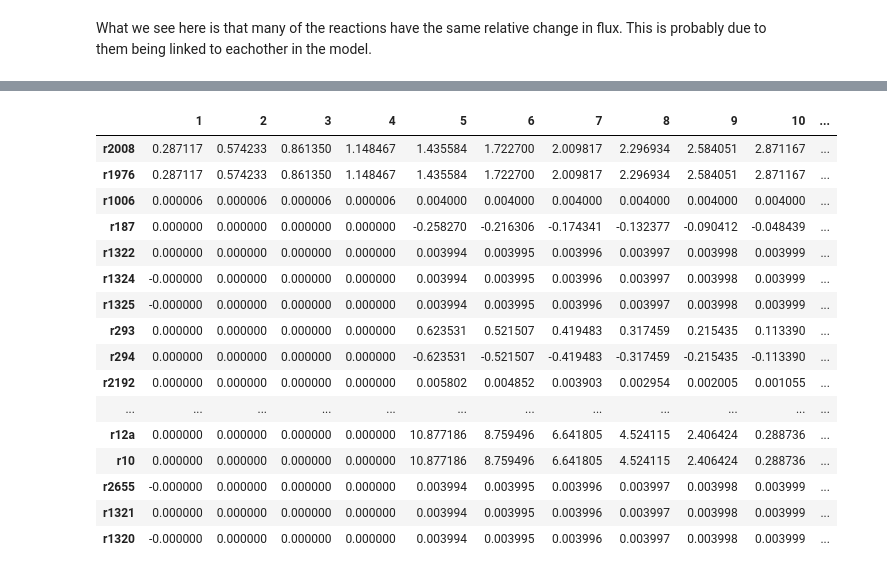
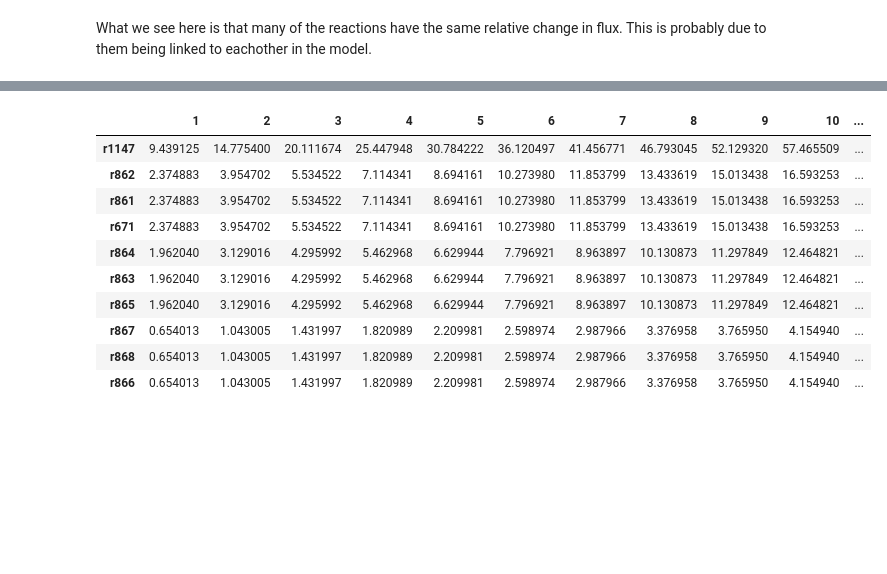
Before and after one commit to 27410/group-assingment-group13, a Jupyter notebook: Analysis/Pridicted_genes_for_manipulation/FSEOF.ipynb, the cells around one changed output, grey strips where cells are left out. Saved outputs shown, nothing was run; the diff lists cells and outputs as text; code cells hidden in the pictures; blank space fills up the shorter version.

```diff
--- a/Analysis/Pridicted_genes_for_manipulation/FSEOF.ipynb
+++ b/Analysis/Pridicted_genes_for_manipulation/FSEOF.ipynb
@@ -92,7 +92,7 @@ YESmedium = medium_blank # Setup the object for YESmedium
 #Set the concentration for the amino acids
 YESmedium['BOUNDARY_GLCe'] = 20
 # YESmedium['BOUNDARY_ALAe'] = 10
-# YESmedium['BOUNDARY_ARGe'] = 10
+YESmedium['BOUNDARY_ARGe'] = 10
 # YESmedium['BOUNDARY_ASPe'] = 10
 # YESmedium['BOUNDARY_CYSe'] = 10
 # YESmedium['BOUNDARY_GLUe'] = 10
@@ -262,21 +264,15 @@ target_reactions_df.tail(10)
 # %%
 #higest flux reactions
-target_reactions_df.head(20)
+target_reactions_df.head(10)
 # %% [output]
 |  | 1 | 2 | 3 | 4 | 5 | 6 | 7 | 8 | 9 | 10 | ... |
-| r2008 | 0.287117 | 0.574233 | 0.861350 | 1.148467 | 1.435584 | 1.722700 | 2.009817 | 2.296934 | 2.584051 | 2.871167 | ... |
-| r1976 | 0.287117 | 0.574233 | 0.861350 | 1.148467 | 1.435584 | 1.722700 | 2.009817 | 2.296934 | 2.584051 | 2.871167 | ... |
-| r1006 | 0.000006 | 0.000006 | 0.000006 | 0.000006 | 0.004000 | 0.004000 | 0.004000 | 0.004000 | 0.004000 | 0.004000 | ... |
-| r187 | 0.000000 | 0.000000 | 0.000000 | 0.000000 | -0.258270 | -0.216306 | -0.174341 | -0.132377 | -0.090412 | -0.048439 | ... |
-| r1322 | 0.000000 | 0.000000 | 0.000000 | 0.000000 | 0.003994 | 0.003995 | 0.003996 | 0.003997 | 0.003998 | 0.003999 | ... |
-| r1324 | -0.000000 | 0.000000 | 0.000000 | 0.000000 | 0.003994 | 0.003995 | 0.003996 | 0.003997 | 0.003998 | 0.003999 | ... |
-| r1325 | -0.000000 | 0.000000 | 0.000000 | 0.000000 | 0.003994 | 0.003995 | 0.003996 | 0.003997 | 0.003998 | 0.003999 | ... |
-| r293 | 0.000000 | 0.000000 | 0.000000 | 0.000000 | 0.623531 | 0.521507 | 0.419483 | 0.317459 | 0.215435 | 0.113390 | ... |
-| r294 | 0.000000 | 0.000000 | 0.000000 | 0.000000 | -0.623531 | -0.521507 | -0.419483 | -0.317459 | -0.215435 | -0.113390 | ... |
-| r2192 | 0.000000 | 0.000000 | 0.000000 | 0.000000 | 0.005802 | 0.004852 | 0.003903 | 0.002954 | 0.002005 | 0.001055 | ... |
-| ... | ... | ... | ... | ... | ... | ... | ... | ... | ... | ... | ... |
-| r12a | 0.000000 | 0.000000 | 0.000000 | 0.000000 | 10.877186 | 8.759496 | 6.641805 | 4.524115 | 2.406424 | 0.288736 | ... |
-| r10 | 0.000000 | 0.000000 | 0.000000 | 0.000000 | 10.877186 | 8.759496 | 6.641805 | 4.524115 | 2.406424 | 0.288736 | ... |
-| r2655 | -0.000000 | 0.000000 | 0.000000 | 0.000000 | 0.003994 | 0.003995 | 0.003996 | 0.003997 | 0.003998 | 0.003999 | ... |
-| r1321 | 0.000000 | 0.000000 | 0.000000 | 0.000000 | 0.003994 | 0.003995 | 0.003996 | 0.003997 | 0.003998 | 0.003999 | ... |
-| r1320 | -0.000000 | 0.000000 | 0.000000 | 0.000000 | 0.003994 | 0.003995 | 0.003996 | 0.003997 | 0.003998 | 0.003999 | ... |
+| r1147 | 9.439125 | 14.775400 | 20.111674 | 25.447948 | 30.784222 | 36.120497 | 41.456771 | 46.793045 | 52.129320 | 57.465509 | ... |
+| r862 | 2.374883 | 3.954702 | 5.534522 | 7.114341 | 8.694161 | 10.273980 | 11.853799 | 13.433619 | 15.013438 | 16.593253 | ... |
+| r861 | 2.374883 | 3.954702 | 5.534522 | 7.114341 | 8.694161 | 10.273980 | 11.853799 | 13.433619 | 15.013438 | 16.593253 | ... |
+| r671 | 2.374883 | 3.954702 | 5.534522 | 7.114341 | 8.694161 | 10.273980 | 11.853799 | 13.433619 | 15.013438 | 16.593253 | ... |
+| r864 | 1.962040 | 3.129016 | 4.295992 | 5.462968 | 6.629944 | 7.796921 | 8.963897 | 10.130873 | 11.297849 | 12.464821 | ... |
+| r863 | 1.962040 | 3.129016 | 4.295992 | 5.462968 | 6.629944 | 7.796921 | 8.963897 | 10.130873 | 11.297849 | 12.464821 | ... |
+| r865 | 1.962040 | 3.129016 | 4.295992 | 5.462968 | 6.629944 | 7.796921 | 8.963897 | 10.130873 | 11.297849 | 12.464821 | ... |
+| r867 | 0.654013 | 1.043005 | 1.431997 | 1.820989 | 2.209981 | 2.598974 | 2.987966 | 3.376958 | 3.765950 | 4.154940 | ... |
+| r868 | 0.654013 | 1.043005 | 1.431997 | 1.820989 | 2.209981 | 2.598974 | 2.987966 | 3.376958 | 3.765950 | 4.154940 | ... |
+| r866 | 0.654013 | 1.043005 | 1.431997 | 1.820989 | 2.209981 | 2.598974 | 2.987966 | 3.376958 | 3.765950 | 4.154940 | ... |
```
Also changed, not shown: parts of 12 cells of this notebook, 2 other files.
